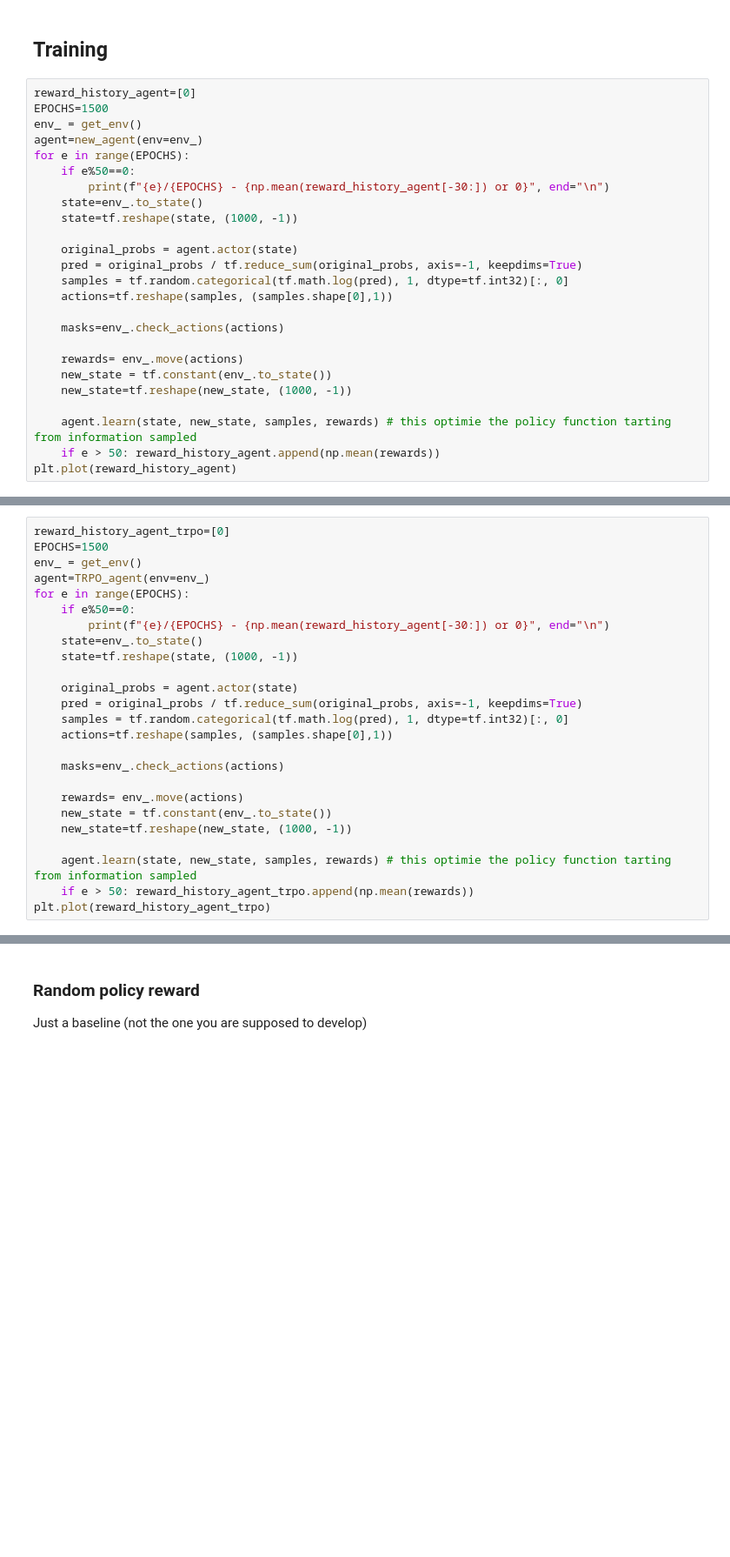
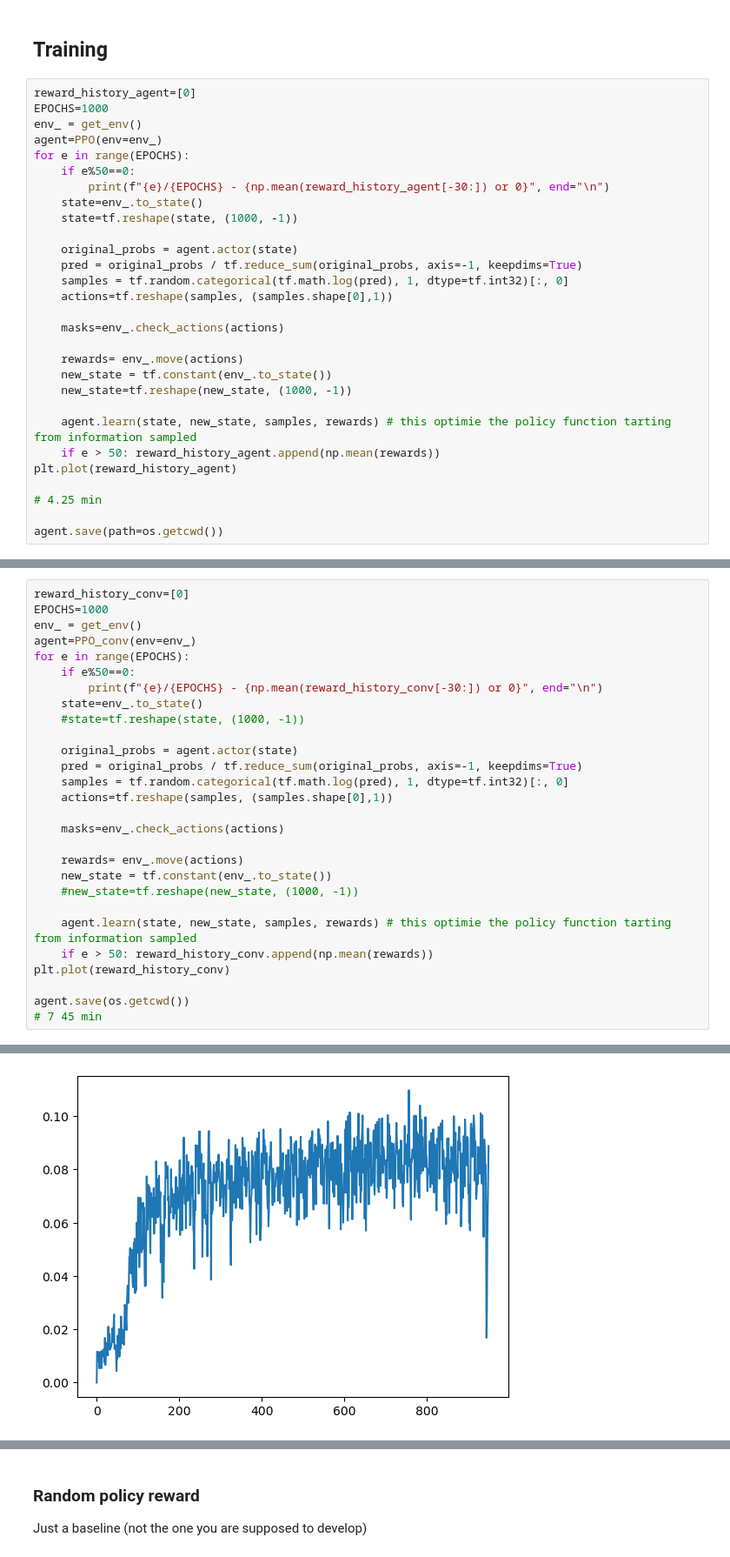
Before and after one commit to MrcBalla/RF_snake, a Jupyter notebook: snake_RF/main.ipynb, the cells around one changed output, grey strips where cells are left out. Shown at 87% size. Saved outputs shown, nothing was run; the diff lists cells and outputs as text; blank space fills up the shorter version.

```diff
--- a/snake_RF/main.ipynb
+++ b/snake_RF/main.ipynb
@@ -48,9 +49,9 @@ for ax, board in zip(axs, env_.boards):
 ## Training
 # %%
 reward_history_agent=[0]
-EPOCHS=1500
+EPOCHS=1000
 env_ = get_env()
-agent=new_agent(env=env_)
+agent=PPO(env=env_)
 for e in range(EPOCHS):
     if e%50==0:
         print(f"{e}/{EPOCHS} - {np.mean(reward_history_agent[-30:]) or 0}", end="\n")
@@ -71,4 +72,8 @@ for e in range(EPOCHS):
     agent.learn(state, new_state, samples, rewards) # this optimie the policy function tarting from information sampled
     if e > 50: reward_history_agent.append(np.mean(rewards))
 plt.plot(reward_history_agent)
+
+# 4.25 min
+
+agent.save(path=os.getcwd())
 # %% [output]
@@ -95,13 +95,13 @@ plt.plot(reward_history_agent)
 # %%
-reward_history_agent_trpo=[0]
-EPOCHS=1500
+reward_history_conv=[0]
+EPOCHS=1000
 env_ = get_env()
-agent=TRPO_agent(env=env_)
+agent=PPO_conv(env=env_)
 for e in range(EPOCHS):
     if e%50==0:
-        print(f"{e}/{EPOCHS} - {np.mean(reward_history_agent[-30:]) or 0}", end="\n")
+        print(f"{e}/{EPOCHS} - {np.mean(reward_history_conv[-30:]) or 0}", end="\n")
     state=env_.to_state()
-    state=tf.reshape(state, (1000, -1))
+    #state=tf.reshape(state, (1000, -1))
 
     original_probs = agent.actor(state)
     pred = original_probs / tf.reduce_sum(original_probs, axis=-1, keepdims=True)
@@ -112,9 +112,12 @@ for e in range(EPOCHS):
 
     rewards= env_.move(actions)
     new_state = tf.constant(env_.to_state())
-    new_state=tf.reshape(new_state, (1000, -1))
+    #new_state=tf.reshape(new_state, (1000, -1))
 
     agent.learn(state, new_state, samples, rewards) # this optimie the policy function tarting from information sampled
-    if e > 50: reward_history_agent_trpo.append(np.mean(rewards))
-plt.plot(reward_history_agent_trpo)
+    if e > 50: reward_history_conv.append(np.mean(rewards))
+plt.plot(reward_history_conv)
+
+agent.save(os.getcwd())
+# 7 45 min
 # %% [output]
@@ -126 +142,2 @@ Input 0 of layer "conv2d" is incompatible with the layer: expected min_ndim=4, f
+[figure, added]
 # %%
```
Also changed, not shown: parts of 18 cells of this notebook, 7 other files.
